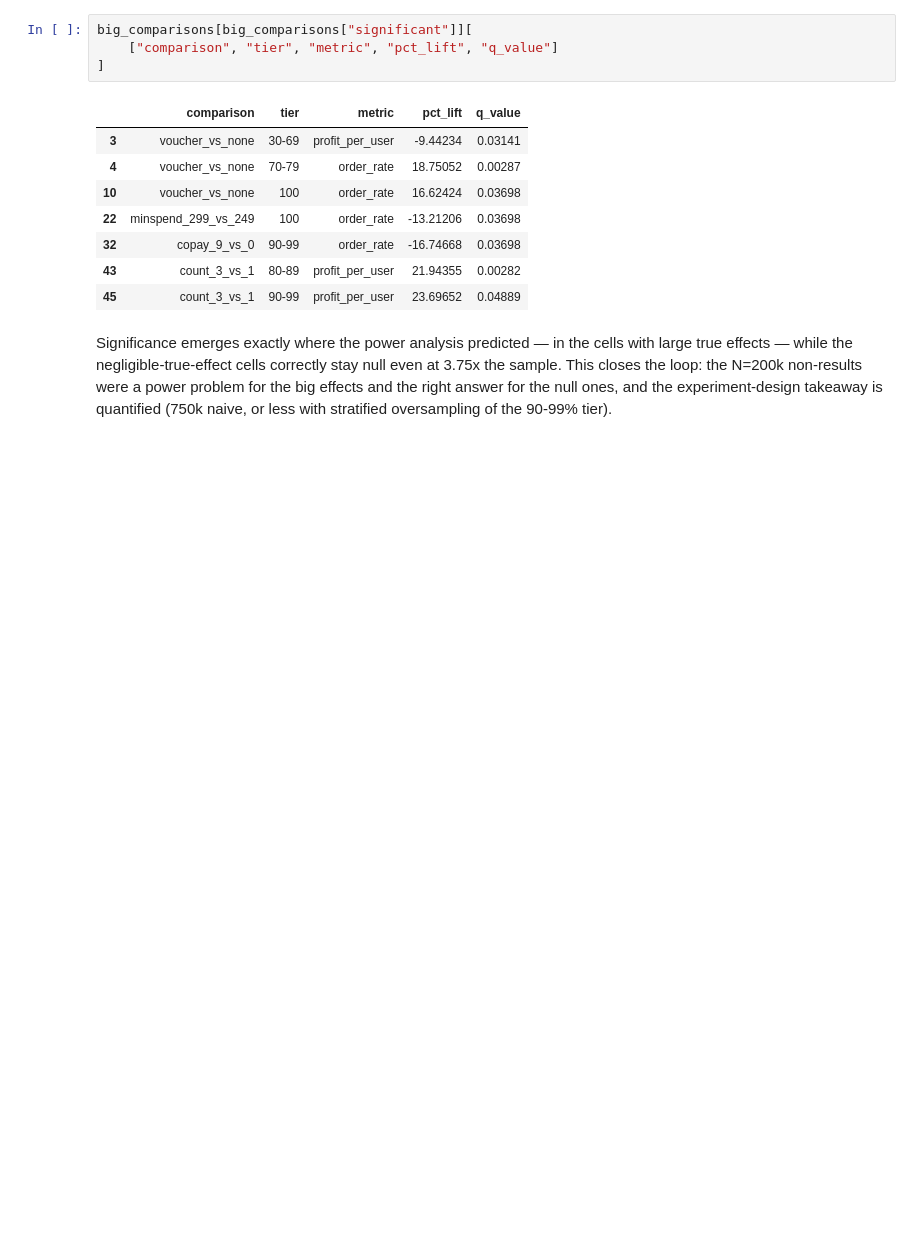
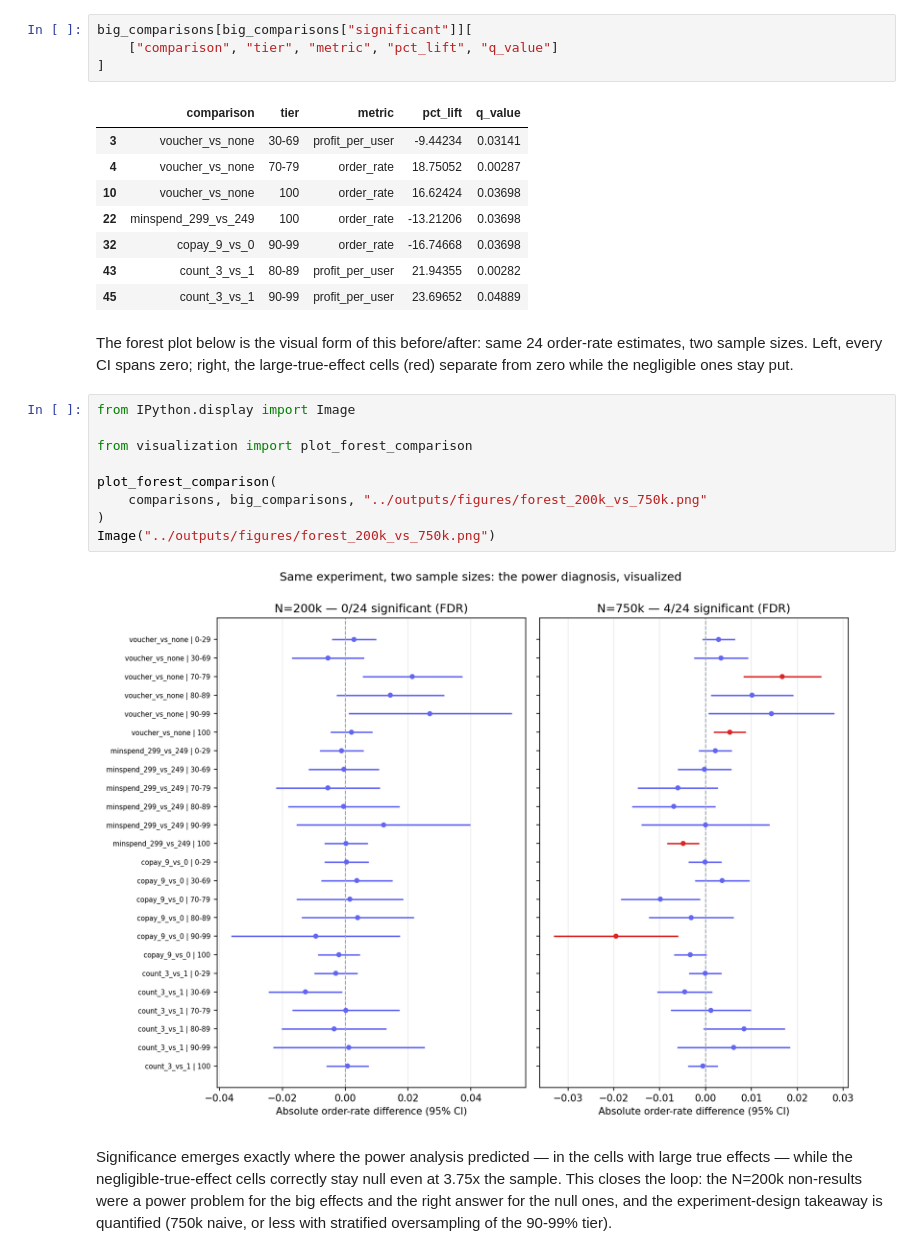
Before and after one commit to Hanklin999/VoucherABTest, a Jupyter notebook: notebooks/02_experiment_analysis.ipynb, the cells around one changed output. Drawn from its saved outputs; the diff is of its cells as text; blank space fills up the shorter version.

```diff
--- a/notebooks/02_experiment_analysis.ipynb
+++ b/notebooks/02_experiment_analysis.ipynb
@@ -232,6 +232,22 @@ big_comparisons[big_comparisons["significant"]][
 | 32 | copay_9_vs_0 | 90-99 | order_rate | -16.74668 | 0.03698 |
 | 43 | count_3_vs_1 | 80-89 | profit_per_user | 21.94355 | 0.00282 |
 | 45 | count_3_vs_1 | 90-99 | profit_per_user | 23.69652 | 0.04889 |
+# %% [markdown]
+The forest plot below is the visual form of this before/after: same 24
+order-rate estimates, two sample sizes. Left, every CI spans zero;
+right, the large-true-effect cells (red) separate from zero while the
+negligible ones stay put.
+# %%
+from IPython.display import Image
+
+from visualization import plot_forest_comparison
+
+plot_forest_comparison(
+    comparisons, big_comparisons, "../outputs/figures/forest_200k_vs_750k.png"
+)
+Image("../outputs/figures/forest_200k_vs_750k.png")
+# %% [output]
+[figure, added]
 # %% [markdown]
 Significance emerges exactly where the power analysis predicted —
 in the cells with large true effects — while the negligible-true-effect
```
Also changed, not shown: 6 other files.
